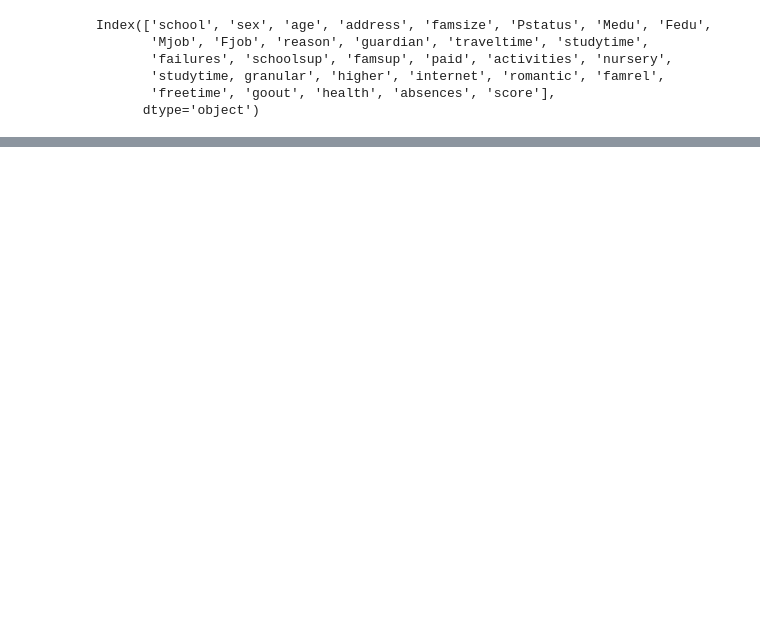
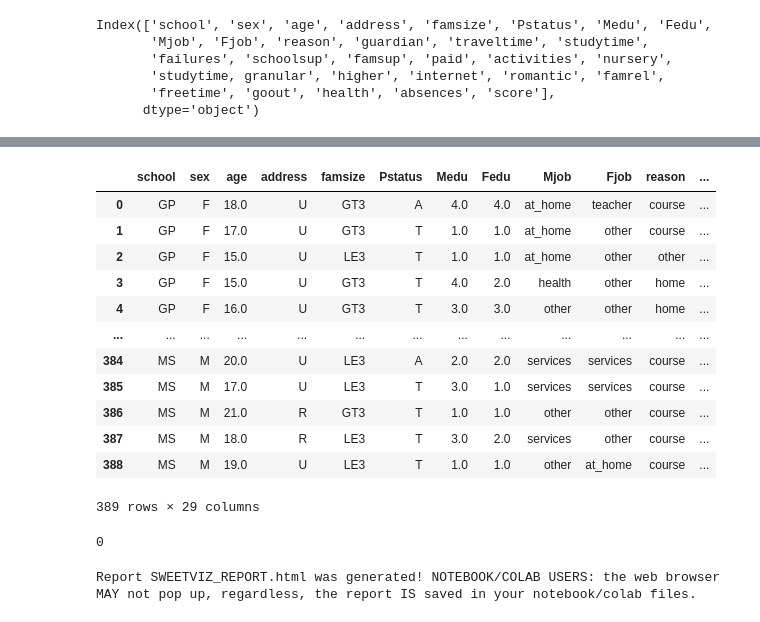
Before and after one commit to iaanlima/skillfactory_rds, a Jupyter notebook: project_2/EDA.ipynb, the cells around one changed output, grey strips where cells are left out. Drawn from its saved outputs; the diff is of its cells as text; code cells hidden in the pictures; blank space fills up the shorter version.

Commit message:
2
sweetviz report

```diff
--- a/project_2/EDA.ipynb
+++ b/project_2/EDA.ipynb
@@ -19,0 +17,9 @@ df = pd.read_csv('stud_math.xls')
+# %%
+def nan_fill(x): # function replace missing values in the whole dataframe
+    for column in df.columns:
+        if df[column].dtype == float:
+            df[column] = df[column].replace(np.nan, df[column].median())
+        elif df[column].dtype == object:
+            df[column] = df[column].replace(np.nan,
+                                            df[column].value_counts().idxmax(), regex=True)
+    return x
@@ -51,0 +218,26 @@ Index(['school', 'sex', 'age', 'address', 'famsize', 'Pstatus', 'Medu', 'Fedu',
+# %%
+df.apply(nan_fill)
+# %% [output]
+|  | school | sex | age | address | famsize | Pstatus | Medu | Fedu | Mjob | Fjob | reason | ... |
+| 0 | GP | F | 18.0 | U | GT3 | A | 4.0 | 4.0 | at_home | teacher | course | ... |
+| 1 | GP | F | 17.0 | U | GT3 | T | 1.0 | 1.0 | at_home | other | course | ... |
+| 2 | GP | F | 15.0 | U | LE3 | T | 1.0 | 1.0 | at_home | other | other | ... |
+| 3 | GP | F | 15.0 | U | GT3 | T | 4.0 | 2.0 | health | other | home | ... |
+| 4 | GP | F | 16.0 | U | GT3 | T | 3.0 | 3.0 | other | other | home | ... |
+| ... | ... | ... | ... | ... | ... | ... | ... | ... | ... | ... | ... | ... |
+| 384 | MS | M | 20.0 | U | LE3 | A | 2.0 | 2.0 | services | services | course | ... |
+| 385 | MS | M | 17.0 | U | LE3 | T | 3.0 | 1.0 | services | services | course | ... |
+| 386 | MS | M | 21.0 | R | GT3 | T | 1.0 | 1.0 | other | other | course | ... |
+| 387 | MS | M | 18.0 | R | LE3 | T | 3.0 | 2.0 | services | other | course | ... |
+| 388 | MS | M | 19.0 | U | LE3 | T | 1.0 | 1.0 | other | at_home | course | ... |
+389 rows × 29 columns
+# %%
+df.score.isnull().sum()
+# %% [output]
+0
+# %%
+# let's try sweetviz library to generate a report
+report = sv.analyze(df, target_feat = "score")
+report.show_html()
+# %% [output]
+Report SWEETVIZ_REPORT.html was generated! NOTEBOOK/COLAB USERS: the web browser MAY not pop up, regardless, the report IS saved in your notebook/colab files.
```
Also changed, not shown: parts of 16 cells of this notebook, 1 other file.
